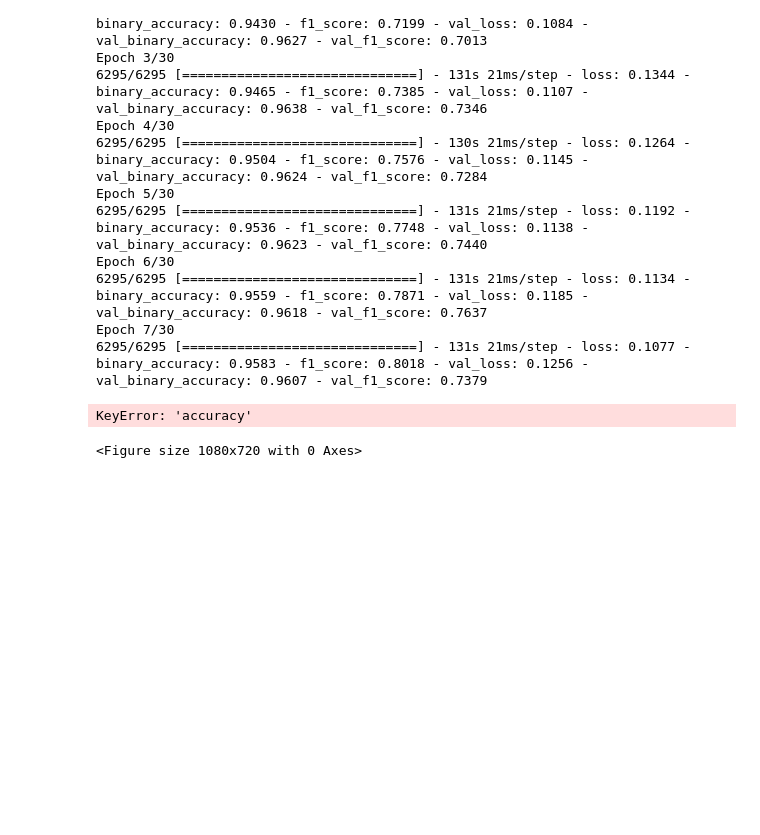
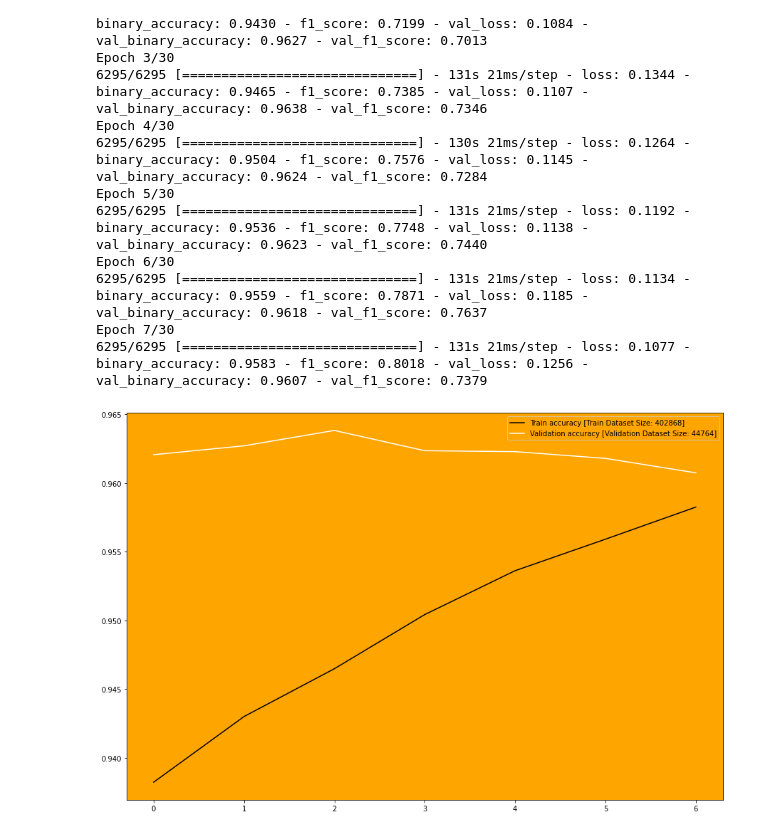
Before and after one commit to prmethus/offensive-text-sentiment-analysis, a Jupyter notebook: sentiment_analysis_model_train.ipynb, the cells around one changed output. Drawn from its saved outputs; the diff is of its cells as text; code cells hidden in the pictures; blank space fills up the shorter version.

```diff
--- a/sentiment_analysis_model_train.ipynb
+++ b/sentiment_analysis_model_train.ipynb
@@ -176,18 +176,17 @@ if not os.path.exists("models"):
 # %%
 # Plotting the change of accuracy per epoch for both training and validation sets.
 
 import matplotlib.pyplot as plt
 %matplotlib inline
 plt.rcParams['axes.facecolor']='orange'
 plt.figure(figsize=(15,10))
 plt.plot(np.arange(0,len(history.history["binary_accuracy"]),1), history.history["binary_accuracy"], c="black")
-plt.plot(np.arange(0,len(history.history["binary_val_accuracy"]),1), history.history["binaryval_accuracy"], c="white")
+plt.plot(np.arange(0,len(history.history["val_binary_accuracy"]),1), history.history["val_binary_accuracy"], c="white")
 plt.legend(["Train accuracy [Train Dataset Size: {}]".format(training_shape), "Validation accuracy [Validation Dataset Size: {}]".format(validation_shape)])
 plt.savefig(os.path.join("models", "change_of_accuracy_plot_{}.jpg".format(uid)))
 plt.show()
 # %% [output]
-KeyError: 'accuracy'
-<Figure size 1080x720 with 0 Axes>
+[figure, added]
 # %%
 # Saving the model with a unique ID, so an existing model does not get overwritten
 
```
Also changed, not shown: parts of 1 cell of this notebook.
